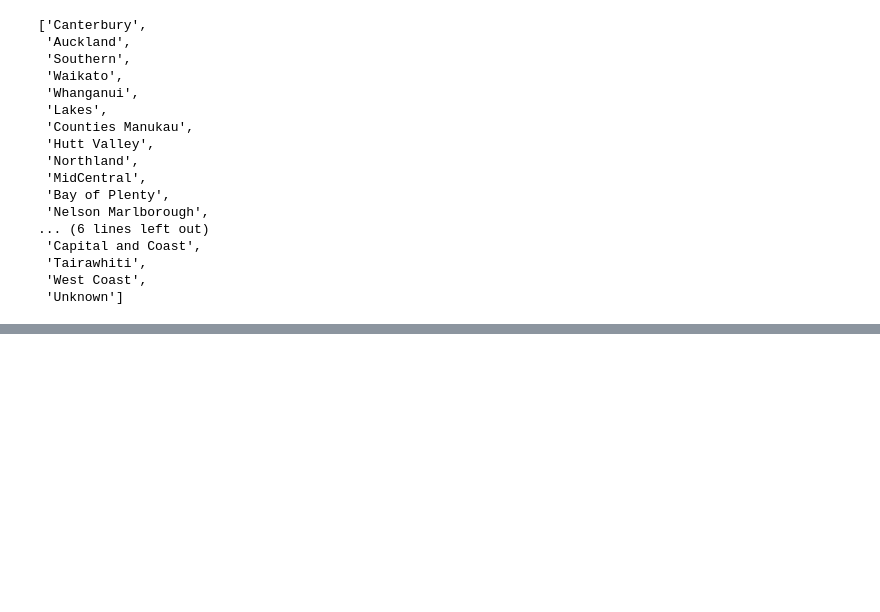
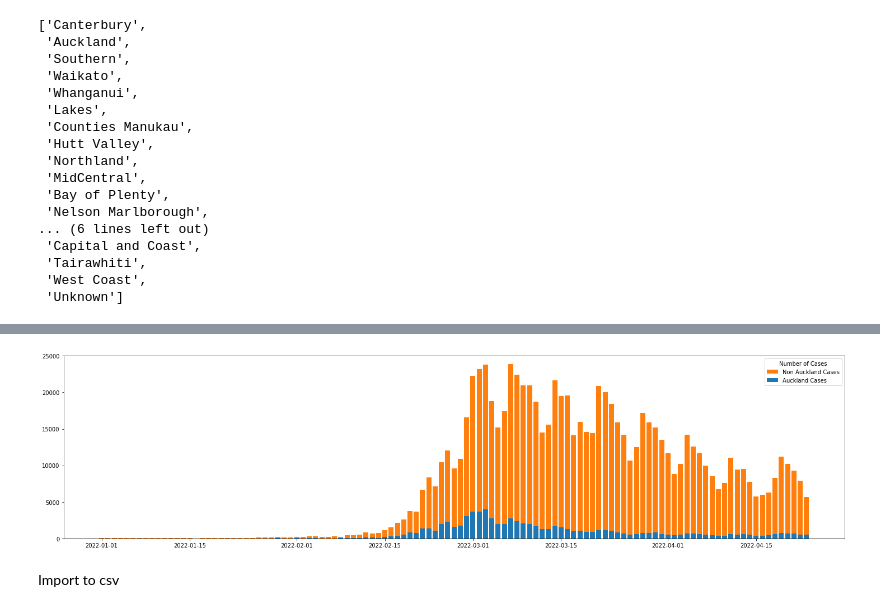
Before and after one commit to kamala2dt/COVID-19-Project, a Jupyter notebook: Covid19_NZ.ipynb, the cells around one changed output, grey strips where cells are left out. Cells and saved outputs as stored; diff of their text form; code cells hidden in the pictures; blank space fills up the shorter version.

```diff
--- a/Covid19_NZ.ipynb
+++ b/Covid19_NZ.ipynb
@@ -118,0 +140,4 @@ plt.show()
+# %%
+df_by_AKL = df.groupby(['Report Date', 'Is AKL DHB']).size()
+df_by_AKL = df_by_AKL.reset_index(name = 'Cases')
+df_by_AKL.head()
@@ -118,0 +151,5 @@ plt.show()
+# %%
+df_AKL = df_by_AKL[df_by_AKL['Is AKL DHB'] >= True]
+df_AKL = df_AKL.rename(columns={'Cases': 'Cases AKL'})
+df_AKL = df_AKL.drop('Is AKL DHB', 1)
+df_AKL.head()
@@ -118,0 +163,5 @@ plt.show()
+# %%
+df_nonAKL = df_by_AKL[df_by_AKL['Is AKL DHB'] >= False]
+df_nonAKL = df_nonAKL.rename(columns={'Cases': 'Cases non AKL'})
+df_nonAKL = df_nonAKL.drop('Is AKL DHB', 1)
+df_nonAKL.head()
@@ -118,0 +175,3 @@ plt.show()
+# %%
+df_by_AKL_merge = pd.merge(df_AKL, df_nonAKL, on="Report Date")
+df_by_AKL_merge.head()
@@ -118,0 +185,11 @@ plt.show()
+# %%
+fig, ax = plt.subplots(figsize=(25,6))
+
+plot_AKL = plt.bar(df_by_AKL_merge['Report Date'], df_by_AKL_merge['Cases AKL'])
+plot_non_AKL = plt.bar(df_by_AKL_merge['Report Date'], df_by_AKL_merge['Cases non AKL'], bottom=df_by_AKL_merge['Cases AKL'])
+plt.legend([plot_non_AKL, plot_AKL], ['Non Auckland Cases', 'Auckland Cases'], title="Number of Cases", loc="upper right")
+plt.show()
+# %% [output]
+[figure, added]
+# %% [markdown]
+Import to csv
```
Also changed, not shown: parts of 18 cells of this notebook.
